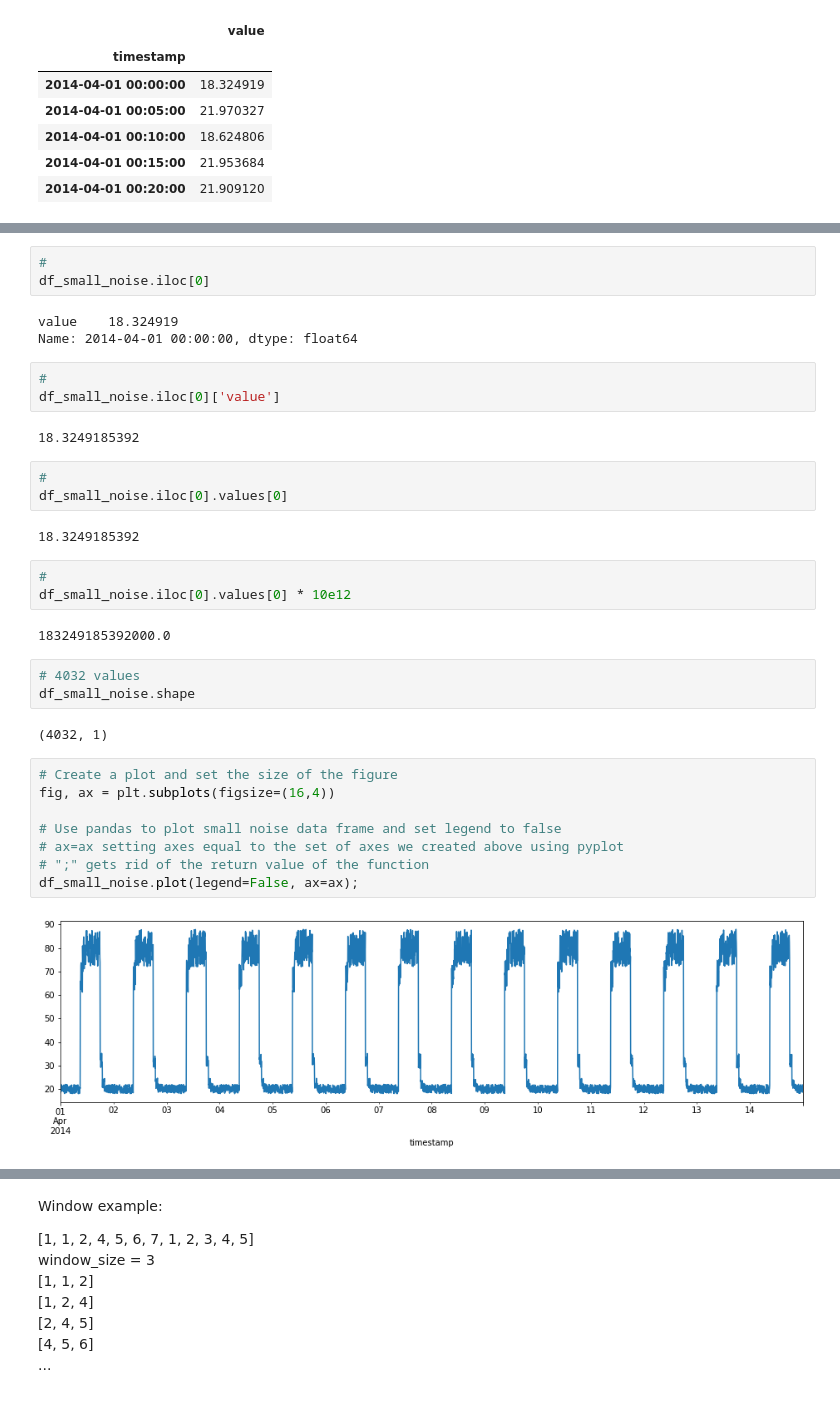
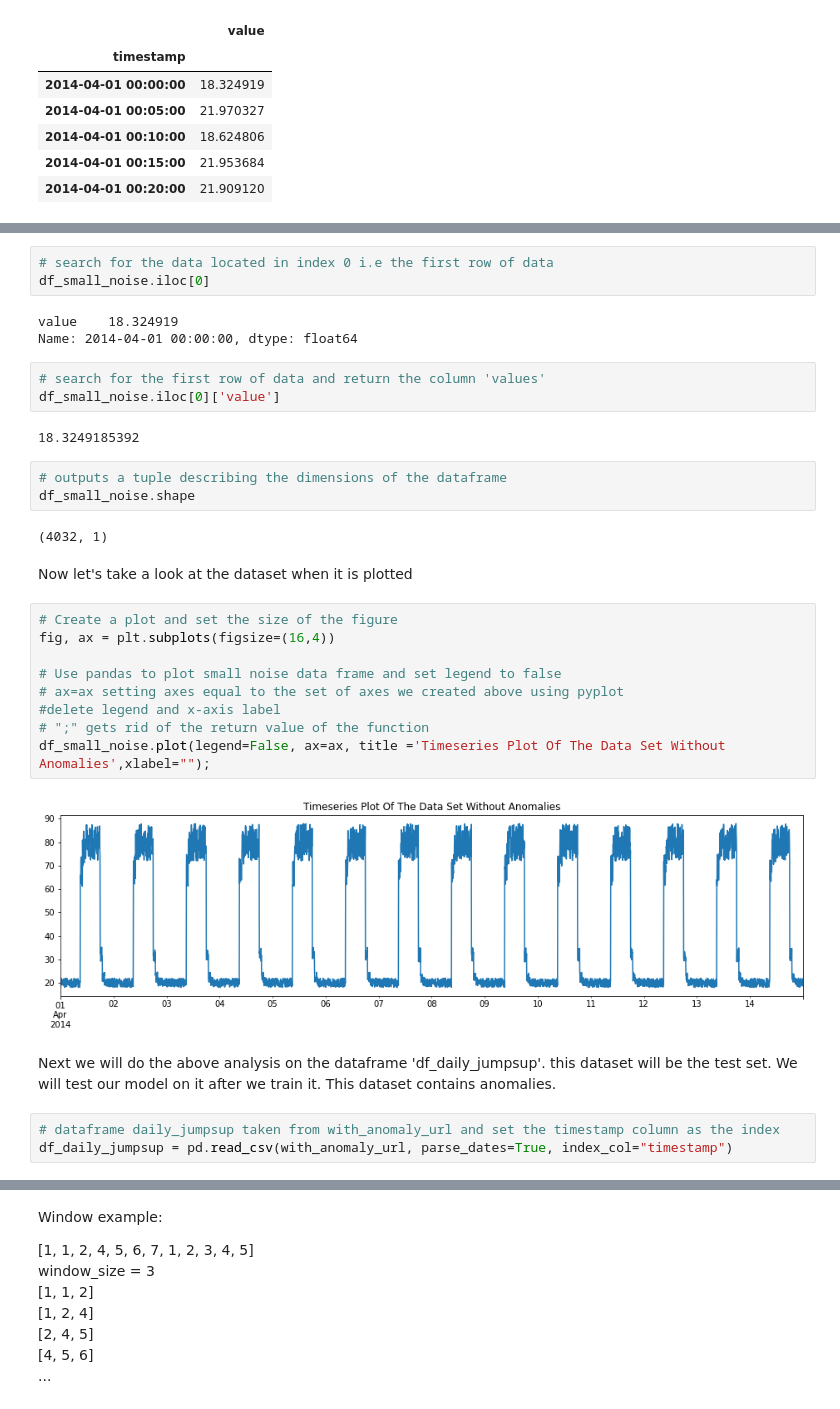
Before and after one commit to MegTully/ML-Stat-Assessment, a Jupyter notebook: Machine Learning Project.ipynb, the cells around one changed output, grey strips where cells are left out. Saved outputs shown, nothing was run; the diff lists cells and outputs as text.

```diff
--- a/Machine Learning Project.ipynb
+++ b/Machine Learning Project.ipynb
@@ -74,36 +100,34 @@ df_small_noise.describe()
 # %%
-#
+# search for the data located in index 0 i.e the first row of data
 df_small_noise.iloc[0]
 # %% [output]
 value    18.324919
 Name: 2014-04-01 00:00:00, dtype: float64
 # %%
-#
+# search for the first row of data and return the column 'values'
 df_small_noise.iloc[0]['value']
 # %% [output]
 18.3249185392
-# %%
-#
-df_small_noise.iloc[0].values[0]
-# %% [output]
-18.3249185392
-# %%
-#
-df_small_noise.iloc[0].values[0] * 10e12
-# %% [output]
-183249185392000.0
 # %%
-# 4032 values
+# outputs a tuple describing the dimensions of the dataframe
 df_small_noise.shape
 # %% [output]
 (4032, 1)
+# %% [markdown]
+Now let's take a look at the dataset when it is plotted
 # %%
 # Create a plot and set the size of the figure
 fig, ax = plt.subplots(figsize=(16,4))
 
 # Use pandas to plot small noise data frame and set legend to false
 # ax=ax setting axes equal to the set of axes we created above using pyplot
+#delete legend and x-axis label
 # ";" gets rid of the return value of the function
-df_small_noise.plot(legend=False, ax=ax);
+df_small_noise.plot(legend=False, ax=ax, title ='Timeseries Plot Of The Data Set Without Anomalies',xlabel="");
 # %% [output]
-[figure, old version]
+[figure, new version]
+# %% [markdown]
+Next we will do the above analysis on the dataframe 'df_daily_jumpsup'. this dataset will be the test set. We will test our model on it after we train it. This dataset contains anomalies.
+# %%
+# dataframe daily_jumpsup taken from with_anomaly_url and set the timestamp column as the index
+df_daily_jumpsup = pd.read_csv(with_anomaly_url, parse_dates=True, index_col="timestamp")
```
Also changed, not shown: parts of 86 cells of this notebook, 1 other file.
